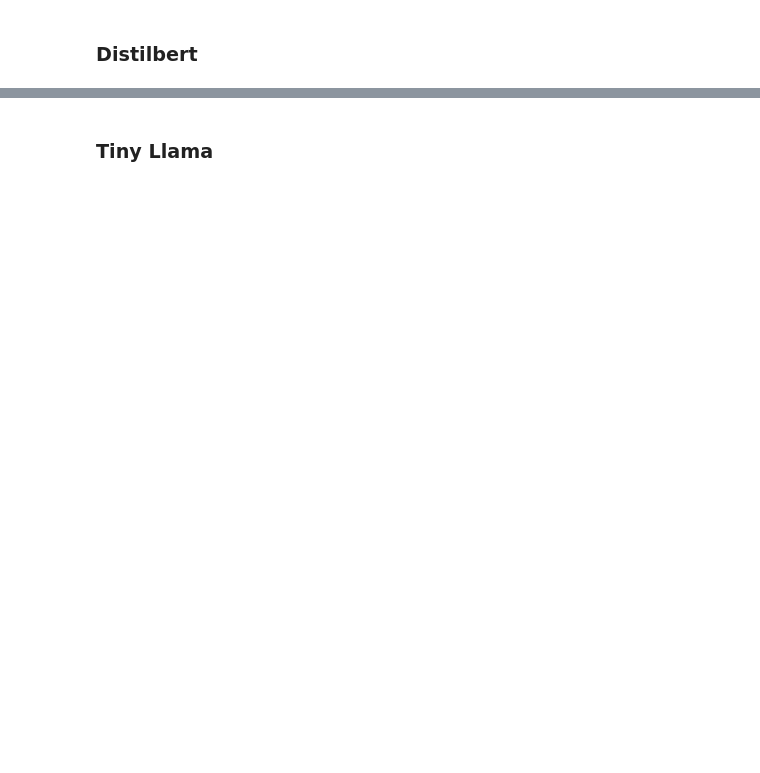
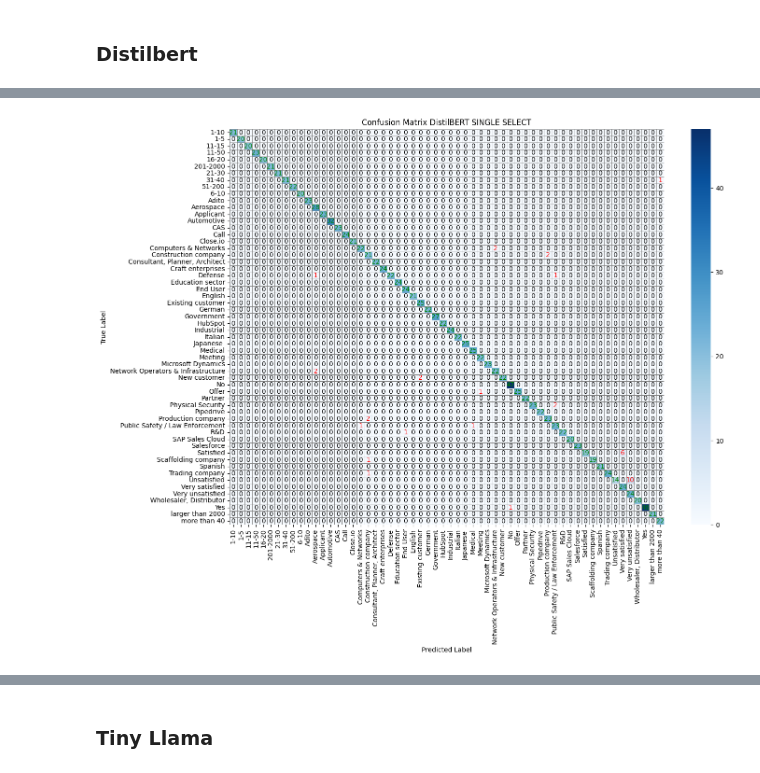
Before and after one commit to Michel-p16/PDS-Project, a Jupyter notebook: Capstone_Project.ipynb, the cells around one changed output, grey strips where cells are left out. Saved outputs shown, nothing was run; the diff lists cells and outputs as text; code cells hidden in the pictures; blank space fills up the shorter version.

```diff
--- a/Capstone_Project.ipynb
+++ b/Capstone_Project.ipynb
@@ -793,12 +686,17 @@ training_args_distilibert_single_select = TrainingArguments(
 )
+# %%
+early_stopping = EarlyStoppingCallback(
+    early_stopping_patience = 1,
+    early_stopping_threshold = 0.000
+)
 # %%
 trainer_disitlibert_single_select = Trainer(
-    model=model_single_select_distilibert,
-    args=training_args_distilibert_single_select = TrainingArguments(,
-    train_dataset=tokenized_dataset_distilibert_single_select["train"],
-    eval_dataset=tokenized_dataset_distilibert_single_select["test"],  # Evaluationsdatensatz hinzufügen
-    compute_metrics=compute_metrics,  # Metrikenfunktion hinzufügen
-
+    model=model_single_select_distilbert,
+    args=training_args_distilbert_single_select,
+    train_dataset=tokenized_dataset_distilbert_single_select["train"],
+    eval_dataset=tokenized_dataset_distilbert_single_select["test"],
+    compute_metrics=compute_metrics_single_select,
+    callbacks = [early_stopping]
 )
 # %%
 trainer_disitlibert_single_select.train()
@@ -810,0 +731,5 @@ print("Das Modell wurde erfolgreich in Google Drive gespeichert.")
+# %%
+predictions_distilbert_single_select = trainer_disitlibert_single_select.predict(tokenized_dataset_distilbert_single_select["test"])
+
+y_pred_distilbert_single_select = np.argmax(predictions_distilbert_single_select.predictions, axis=1)
+y_true_distilbert_single_select = predictions_distilbert_single_select.label_ids
@@ -810,0 +738,4 @@ print("Das Modell wurde erfolgreich in Google Drive gespeichert.")
+# %%
+plot_confusion_matrix(y_true_distilbert_single_select, y_pred_distilbert_single_select, model_name_distilbert, label_mapping_single_select)
+# %% [output]
+[figure, added]
```
Also changed, not shown: parts of 168 cells of this notebook.
